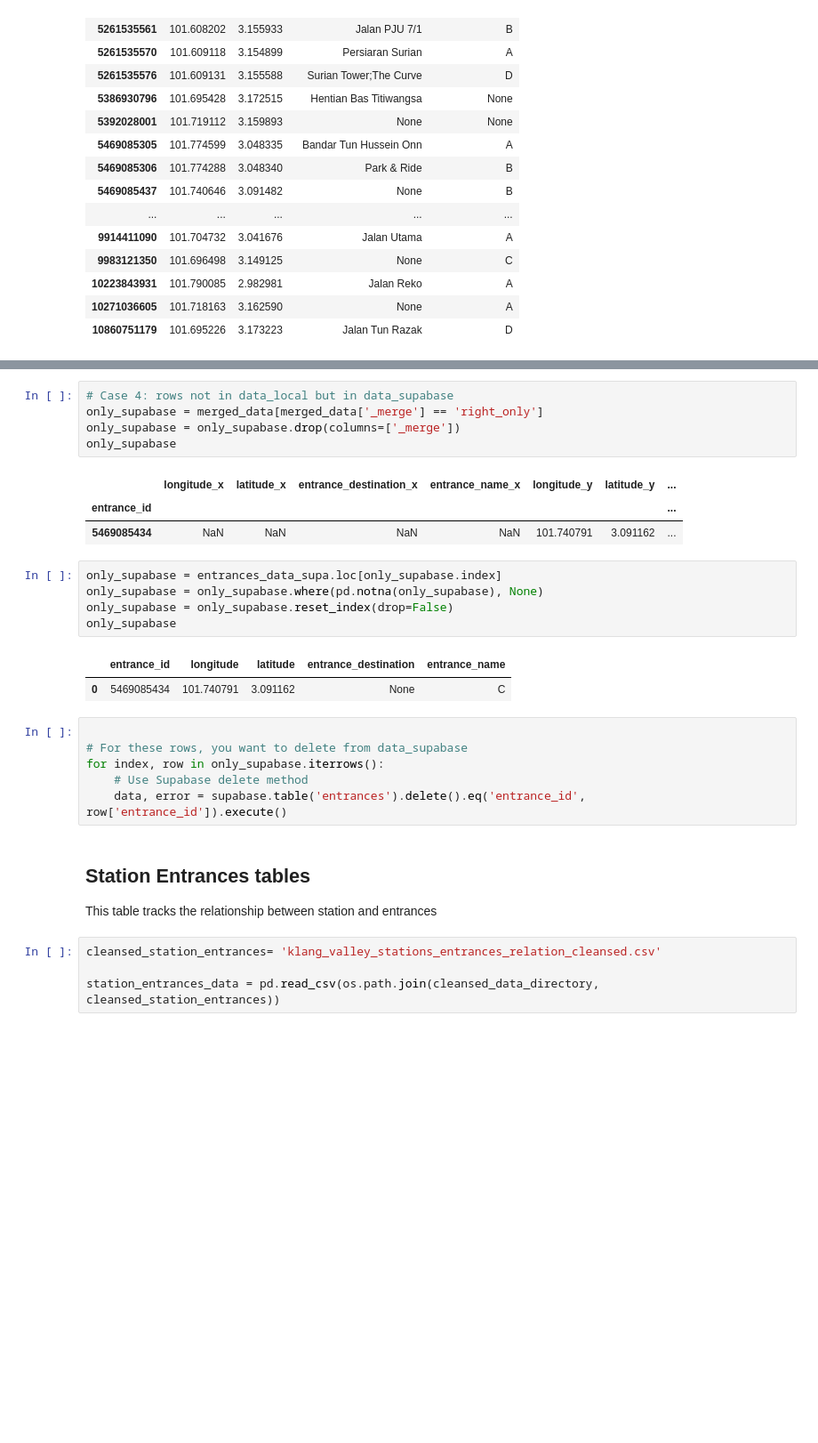
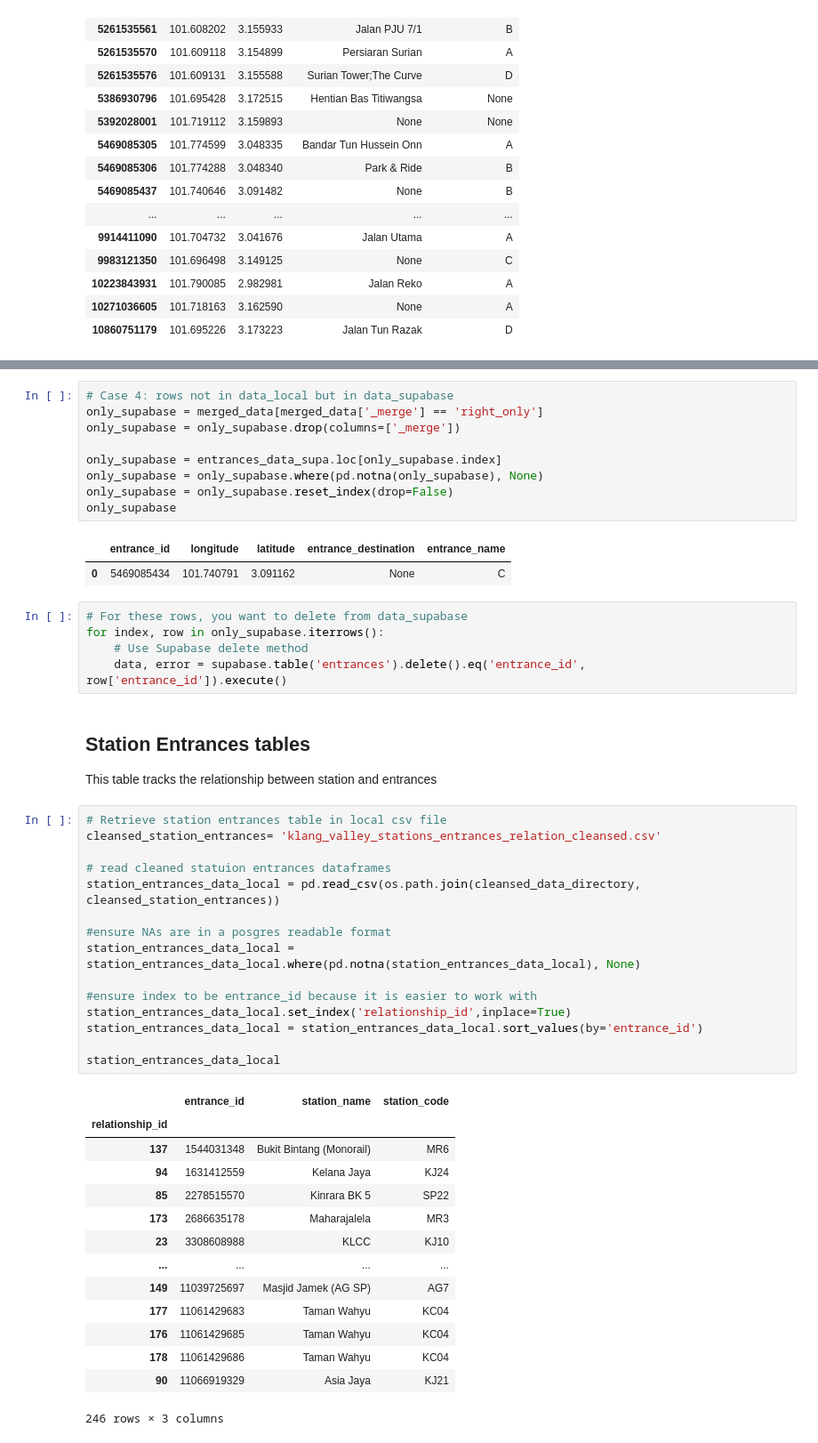
Before and after one commit to nabilersyad/transit-stations-database, a Jupyter notebook: 5_csv2supabase.ipynb, the cells around one changed output, grey strips where cells are left out. Shown at 89% size. Saved outputs shown, nothing was run; the diff lists cells and outputs as text; blank space fills up the shorter version.

```diff
--- a/5_csv2supabase.ipynb
+++ b/5_csv2supabase.ipynb
@@ -356,21 +424,15 @@ data, error = supabase.table('entrances').insert(only_local.to_dict('records')).
 # Case 4: rows not in data_local but in data_supabase
 only_supabase = merged_data[merged_data['_merge'] == 'right_only']
 only_supabase = only_supabase.drop(columns=['_merge'])
+
+only_supabase = entrances_data_supa.loc[only_supabase.index]
+only_supabase = only_supabase.where(pd.notna(only_supabase), None)
+only_supabase = only_supabase.reset_index(drop=False)
 only_supabase
 # %% [output]
-|  | longitude_x | latitude_x | entrance_destination_x | entrance_name_x | longitude_y | latitude_y | ... |
-| entrance_id |  |  |  |  |  |  | ... |
-| 5469085434 | NaN | NaN | NaN | NaN | 101.740791 | 3.091162 | ... |
+|  | entrance_id | longitude | latitude | entrance_destination | entrance_name |
+| 0 | 5469085434 | 101.740791 | 3.091162 | None | C |
-# %%
-only_supabase = entrances_data_supa.loc[only_supabase.index]
-only_supabase = only_supabase.where(pd.notna(only_supabase), None)
-only_supabase = only_supabase.reset_index(drop=False)
-only_supabase
-# %% [output]
-|  | entrance_id | longitude | latitude | entrance_destination | entrance_name |
-| 0 | 5469085434 | 101.740791 | 3.091162 | None | C |
 # %%
-
 # For these rows, you want to delete from data_supabase
 for index, row in only_supabase.iterrows():
     # Use Supabase delete method
@@ -379,7 +441,33 @@ for index, row in only_supabase.iterrows():
 ## Station Entrances tables
 
 This table tracks the relationship between station and entrances
-# %%
-cleansed_station_entrances= 'klang_valley_stations_entrances_relation_cleansed.csv'
-
-station_entrances_data = pd.read_csv(os.path.join(cleansed_data_directory, cleansed_station_entrances))
+# %%
+# Retrieve station entrances table in local csv file
+cleansed_station_entrances= 'klang_valley_stations_entrances_relation_cleansed.csv'
+
+# read cleaned statuion entrances dataframes
+station_entrances_data_local = pd.read_csv(os.path.join(cleansed_data_directory, cleansed_station_entrances))
+
+#ensure NAs are in a posgres readable format
+station_entrances_data_local = station_entrances_data_local.where(pd.notna(station_entrances_data_local), None)
+
+#ensure index to be entrance_id because it is easier to work with
+station_entrances_data_local.set_index('relationship_id',inplace=True)
+station_entrances_data_local = station_entrances_data_local.sort_values(by='entrance_id')
+
+station_entrances_data_local
+# %% [output]
+|  | entrance_id | station_name | station_code |
+| relationship_id |  |  |  |
+| 137 | 1544031348 | Bukit Bintang (Monorail) | MR6 |
+| 94 | 1631412559 | Kelana Jaya | KJ24 |
+| 85 | 2278515570 | Kinrara BK 5 | SP22 |
+| 173 | 2686635178 | Maharajalela | MR3 |
+| 23 | 3308608988 | KLCC | KJ10 |
+| ... | ... | ... | ... |
+| 149 | 11039725697 | Masjid Jamek (AG SP) | AG7 |
+| 177 | 11061429683 | Taman Wahyu | KC04 |
+| 176 | 11061429685 | Taman Wahyu | KC04 |
+| 178 | 11061429686 | Taman Wahyu | KC04 |
+| 90 | 11066919329 | Asia Jaya | KJ21 |
+246 rows × 3 columns
```
Also changed, not shown: parts of 54 cells of this notebook, 1 other file.
